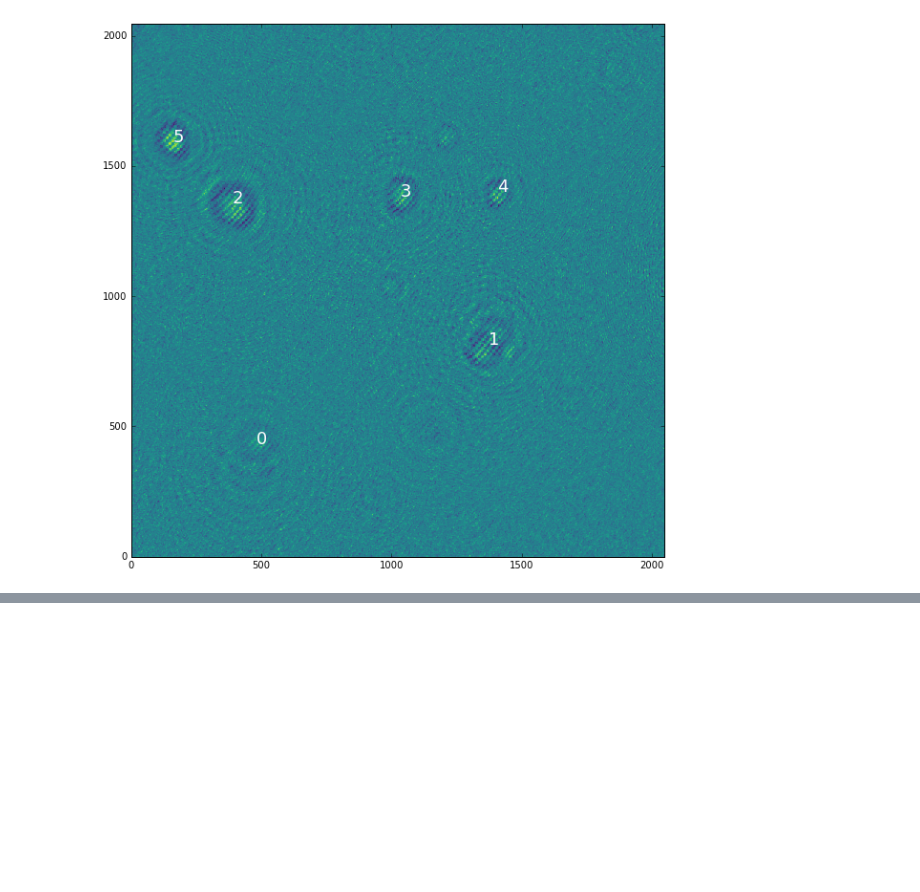
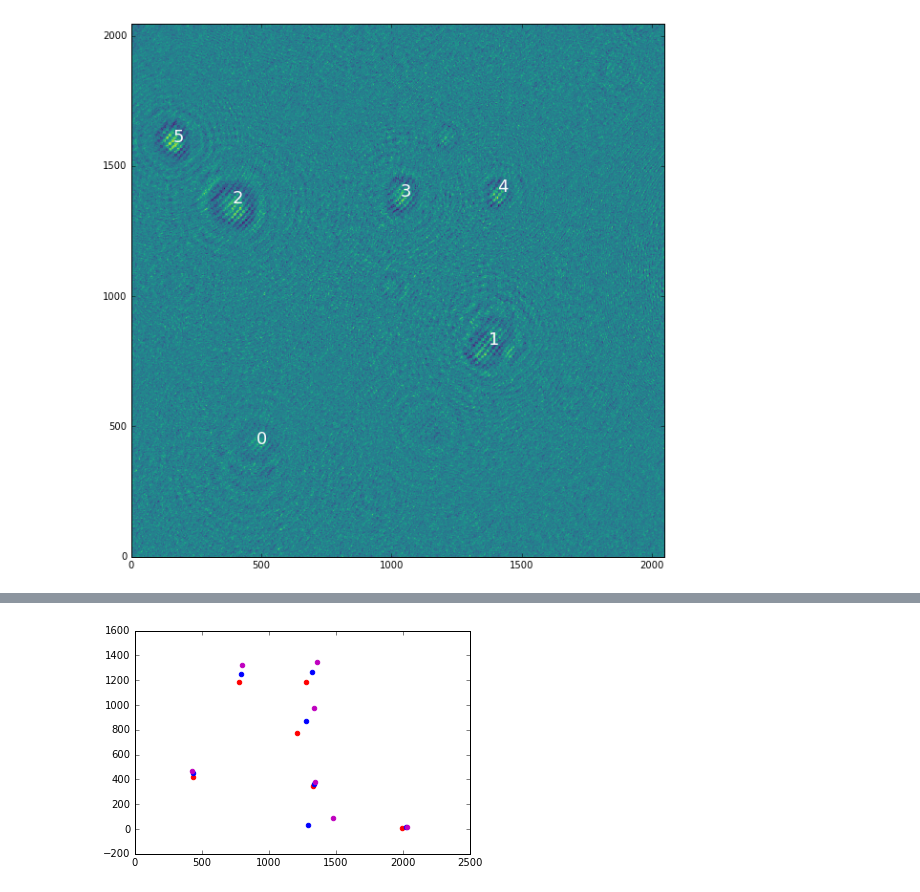
Before and after one commit to bmorris3/shampoo-dev, a Jupyter notebook: median_sub_hologram.ipynb, the cells around one changed output, grey strips where cells are left out. Saved outputs shown, nothing was run; the diff lists cells and outputs as text; code cells hidden in the pictures; blank space fills up the shorter version.

```diff
--- a/median_sub_hologram.ipynb
+++ b/median_sub_hologram.ipynb
@@ -64,0 +135,13 @@ plot_centroids(h105, centroids)
+# %%
+#fig, ax = plt.subplots(figsize=(14, 6))
+fig, ax = plt.subplots()
+
+p1 = positions[positions[:, 0] == 101, 1:3]
+p2 = positions[positions[:, 0] == 102, 1:3]
+p3 = positions[positions[:, 0] == 103, 1:3]
+
+for p, c in zip([p1, p2, p3], ['r', 'b', 'm']):
+    for p_i in p:
+        ax.scatter(*p_i, color=c)
+# %% [output]
+[figure, added]
```
Also changed, not shown: parts of 14 cells of this notebook.
